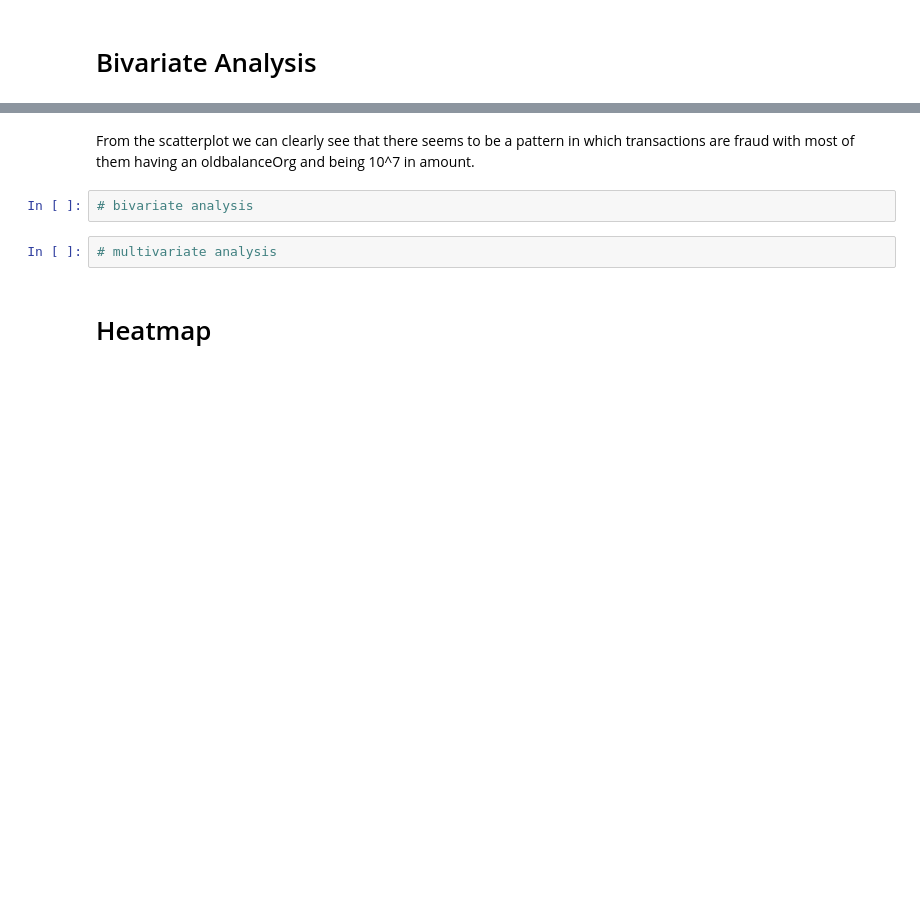
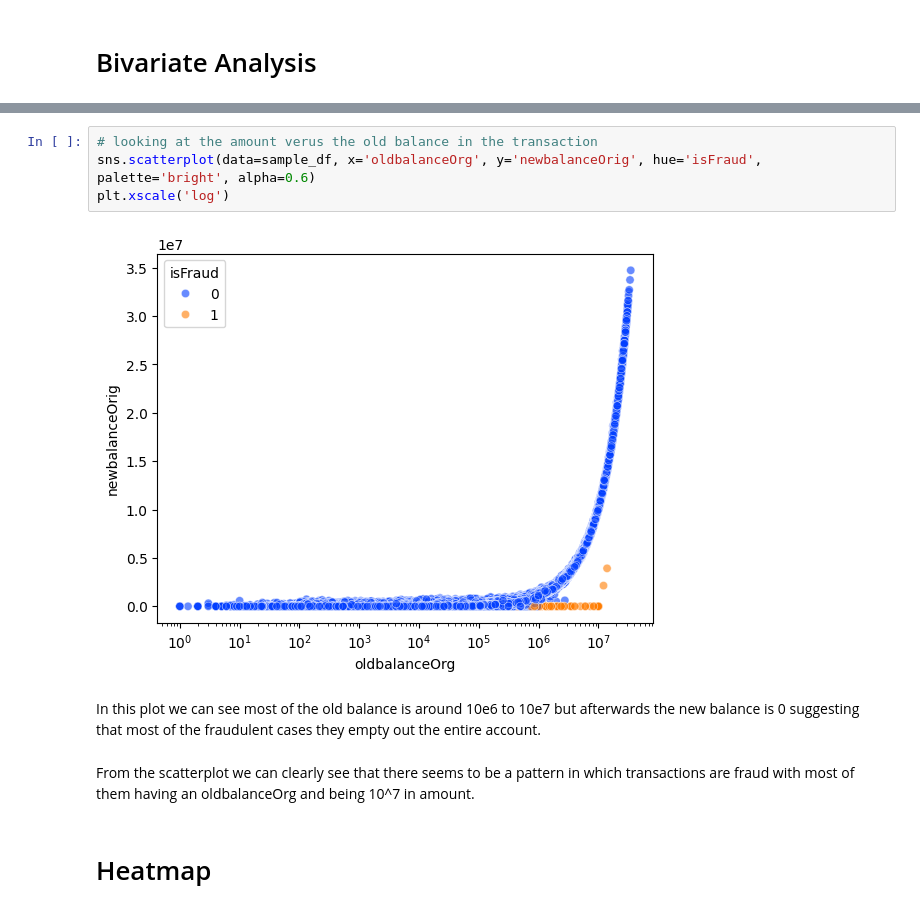
Before and after one commit to defunSM/TLAB_supervised_learning, a Jupyter notebook: code/01explore.ipynb, the cells around one changed output, grey strips where cells are left out. Cells and saved outputs as stored; diff of their text form; blank space fills up the shorter version.

```diff
--- a/code/01explore.ipynb
+++ b/code/01explore.ipynb
@@ -83,9 +124,13 @@ plt.xscale('log')
+# %%
+# looking at the amount verus the old balance in the transaction
+sns.scatterplot(data=sample_df, x='oldbalanceOrg', y='newbalanceOrig', hue='isFraud', palette='bright', alpha=0.6)
+plt.xscale('log')
+# %% [output]
+[figure, added]
+# %% [markdown]
+In this plot we can see most of the old balance is around 10e6 to 10e7 but afterwards the new balance is 0 suggesting that most of the fraudulent cases they empty out the entire account.
 # %% [markdown]
 From the scatterplot we can clearly see that there seems to be a pattern in which transactions are fraud with most of them having an oldbalanceOrg and being 10^7 in amount.
-# %%
-# bivariate analysis
-# %%
-# multivariate analysis
 # %% [markdown]
 # Heatmap
 # %%
```
Also changed, not shown: parts of 9 cells of this notebook, 4 other files.
